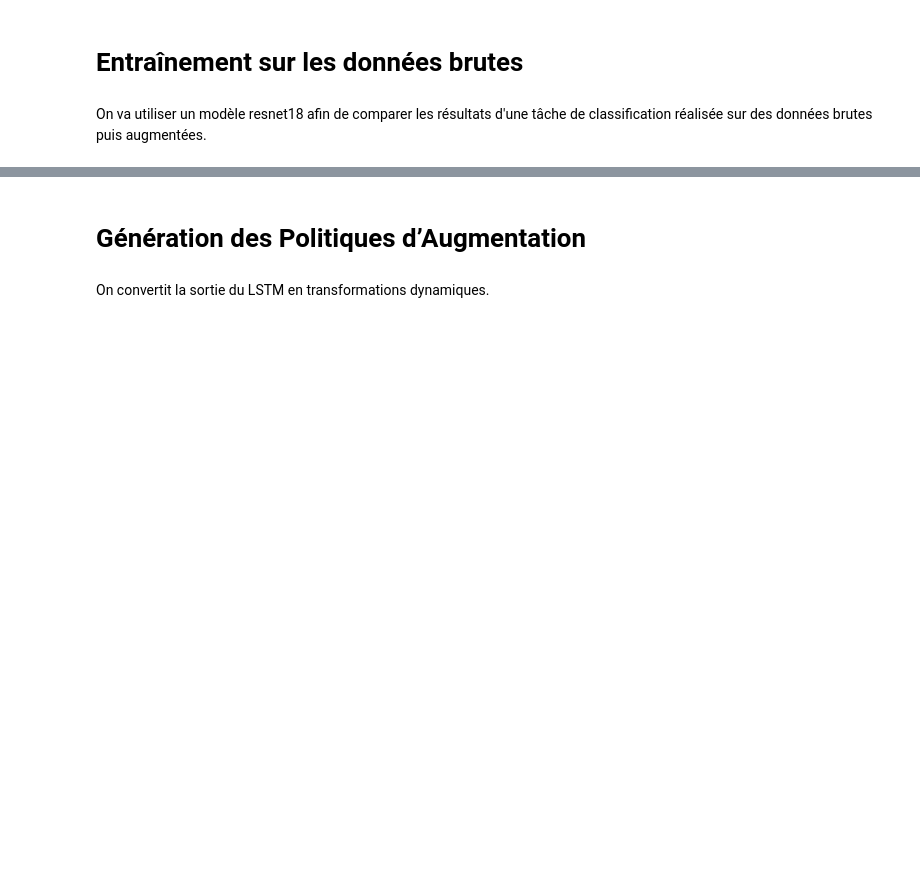
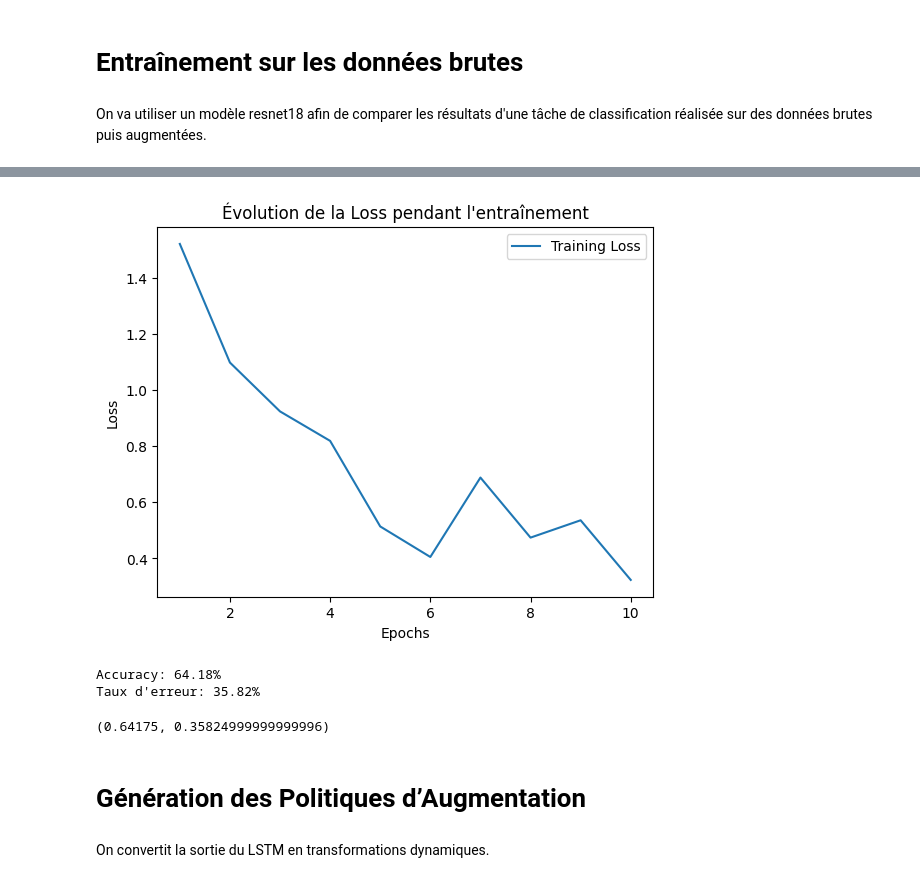
Before and after one commit to fga-0/automating_data_augmentation, a Jupyter notebook: stl_10.ipynb, the cells around one changed output, grey strips where cells are left out. Drawn from its saved outputs; the diff is of its cells as text; code cells hidden in the pictures; blank space fills up the shorter version.

```diff
--- a/stl_10.ipynb
+++ b/stl_10.ipynb
@@ -43,5 +41,6 @@ Mounted at /content/drive
 # %%
-test_loader = DataLoader(testset, batch_size=128, shuffle=True, num_workers=4)
+train_loader = DataLoader(trainset, batch_size=128, shuffle=True, num_workers=2)
+test_loader = DataLoader(testset, batch_size=128, shuffle=True, num_workers=2)
 # %%
 # trainset = trainset_
 # testset = testset_
@@ -86,0 +141,4 @@ def train_main_model(model, train_loader, criterion, optimizer, device):
+# %%
+# Entraîner le modèle
+trained_model = train_main_model(main_model, train_loader, criterion, optimizer, device, num_epochs=10)
+# %% [output]
@@ -87,3 +155,11 @@ def train_main_model(model, train_loader, criterion, optimizer, device):
+[figure, added]
+# %%
+# Évaluer sur le jeu de test
+evaluate(trained_model, test_loader, device)
+# %% [output]
+Accuracy: 64.18%
+Taux d'erreur: 35.82%
+(0.64175, 0.35824999999999996)
 # %% [markdown]
 # Génération des Politiques d’Augmentation
 # %% [markdown]
```
Also changed, not shown: parts of 16 cells of this notebook.
